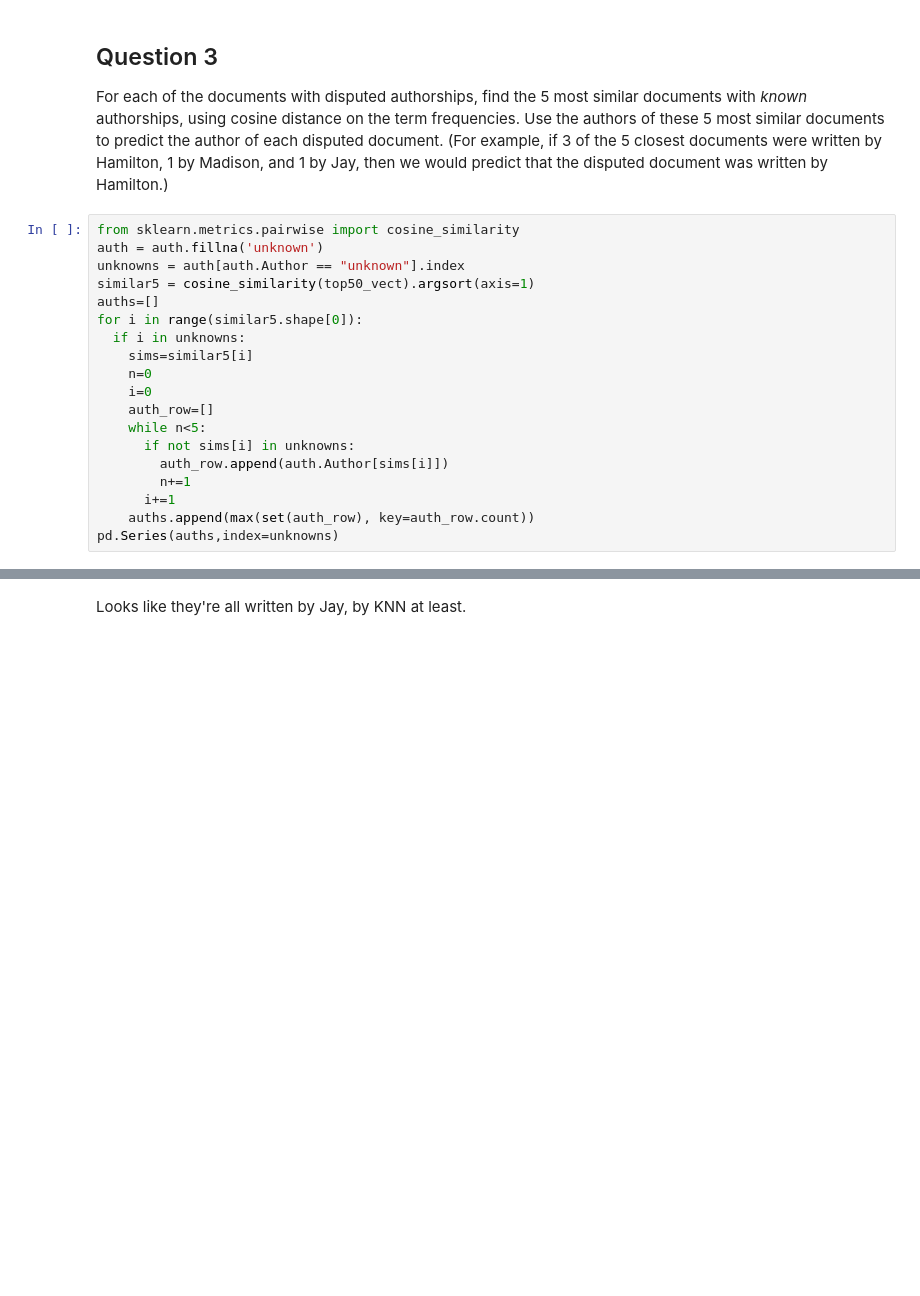
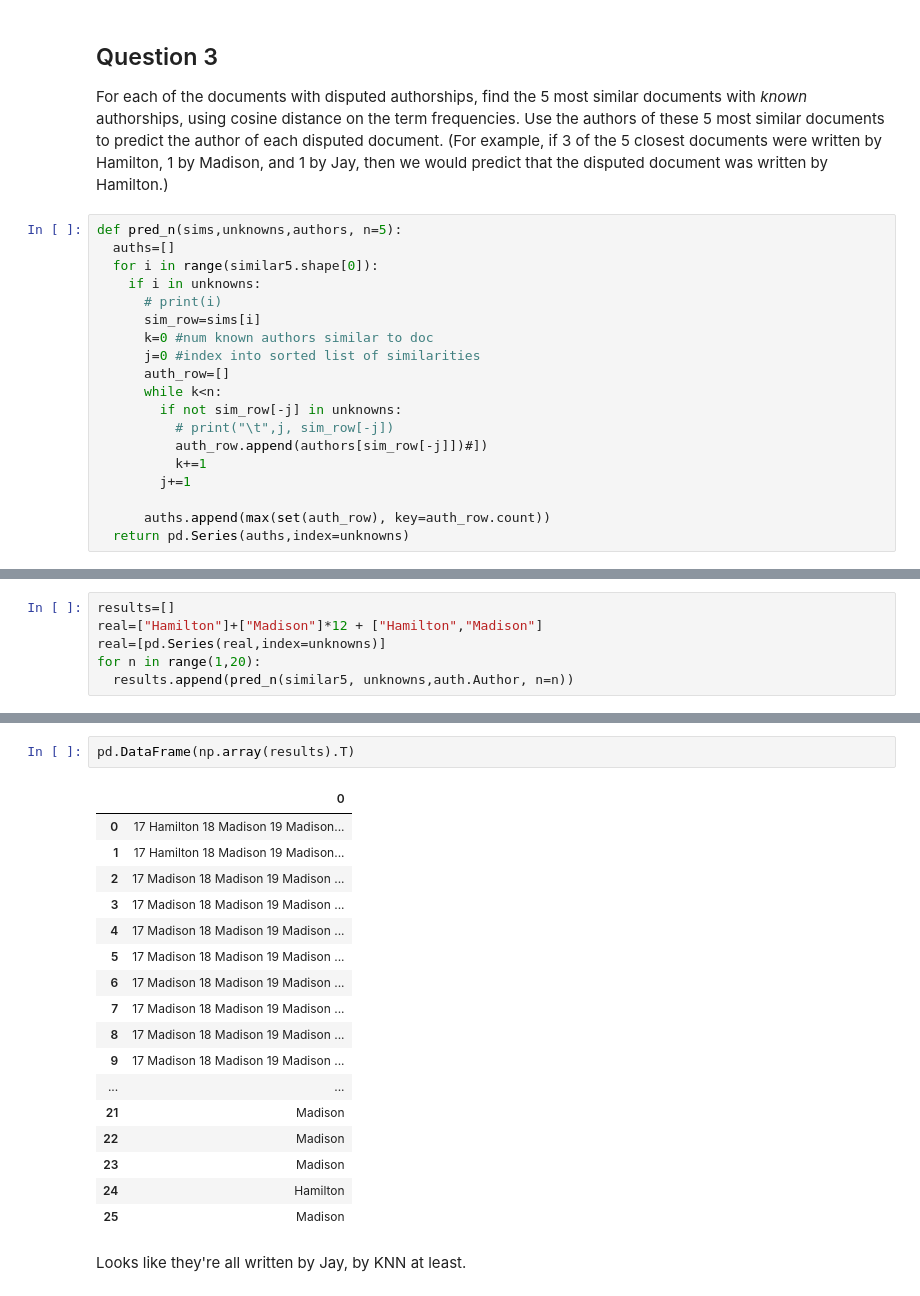
Before and after one commit to Cal-Poly-Data-301/lab-5-abarbieu, a Jupyter notebook: DATA_301_Lab_5_abarbieu.ipynb, the cells around one changed output, grey strips where cells are left out. Drawn from its saved outputs; the diff is of its cells as text; blank space fills up the shorter version.

```diff
--- a/DATA_301_Lab_5_abarbieu.ipynb
+++ b/DATA_301_Lab_5_abarbieu.ipynb
@@ -94,21 +94,21 @@ alt.Chart(toplot.reset_index()).mark_line().encode(
 
 For each of the documents with disputed authorships, find the 5 most similar documents with _known_ authorships, using cosine distance on the term frequencies. Use the authors of these 5 most similar documents to predict the author of each disputed document. (For example, if 3 of the 5 closest documents were written by Hamilton, 1 by Madison, and 1 by Jay, then we would predict that the disputed document was written by Hamilton.)
 # %%
-from sklearn.metrics.pairwise import cosine_similarity
-auth = auth.fillna('unknown')
-unknowns = auth[auth.Author == "unknown"].index
-similar5 = cosine_similarity(top50_vect).argsort(axis=1)
-auths=[]
-for i in range(similar5.shape[0]):
-  if i in unknowns:
-    sims=similar5[i]
-    n=0
-    i=0
-    auth_row=[]
-    while n<5:
-      if not sims[i] in unknowns:
-        auth_row.append(auth.Author[sims[i]])
-        n+=1
-      i+=1
-    auths.append(max(set(auth_row), key=auth_row.count))
-pd.Series(auths,index=unknowns)
+def pred_n(sims,unknowns,authors, n=5):
+  auths=[]
+  for i in range(similar5.shape[0]):
+    if i in unknowns:
+      # print(i)
+      sim_row=sims[i]
+      k=0 #num known authors similar to doc
+      j=0 #index into sorted list of similarities
+      auth_row=[]
+      while k<n:
+        if not sim_row[-j] in unknowns:
+          # print("\t",j, sim_row[-j])
+          auth_row.append(authors[sim_row[-j]])#])
+          k+=1
+        j+=1
+
+      auths.append(max(set(auth_row), key=auth_row.count))
+  return pd.Series(auths,index=unknowns)
@@ -131,0 +137,6 @@ dtype: object
+# %%
+results=[]
+real=["Hamilton"]+["Madison"]*12 + ["Hamilton","Madison"]
+real=[pd.Series(real,index=unknowns)]
+for n in range(1,20):
+  results.append(pred_n(similar5, unknowns,auth.Author, n=n))
@@ -132,3 +165,23 @@ dtype: object
+# %%
+pd.DataFrame(np.array(results).T)
+# %% [output]
+|  | 0 |
+| 0 | 17 Hamilton 18 Madison 19 Madison... |
+| 1 | 17 Hamilton 18 Madison 19 Madison... |
+| 2 | 17 Madison 18 Madison 19 Madison ... |
+| 3 | 17 Madison 18 Madison 19 Madison ... |
+| 4 | 17 Madison 18 Madison 19 Madison ... |
+| 5 | 17 Madison 18 Madison 19 Madison ... |
+| 6 | 17 Madison 18 Madison 19 Madison ... |
+| 7 | 17 Madison 18 Madison 19 Madison ... |
+| 8 | 17 Madison 18 Madison 19 Madison ... |
+| 9 | 17 Madison 18 Madison 19 Madison ... |
+| ... | ... |
+| 21 | Madison |
+| 22 | Madison |
+| 23 | Madison |
+| 24 | Hamilton |
+| 25 | Madison |
 # %% [markdown]
 Looks like they're all written by Jay, by KNN at least.
 # %% [markdown]
```
Also changed, not shown: parts of 4 cells of this notebook.
